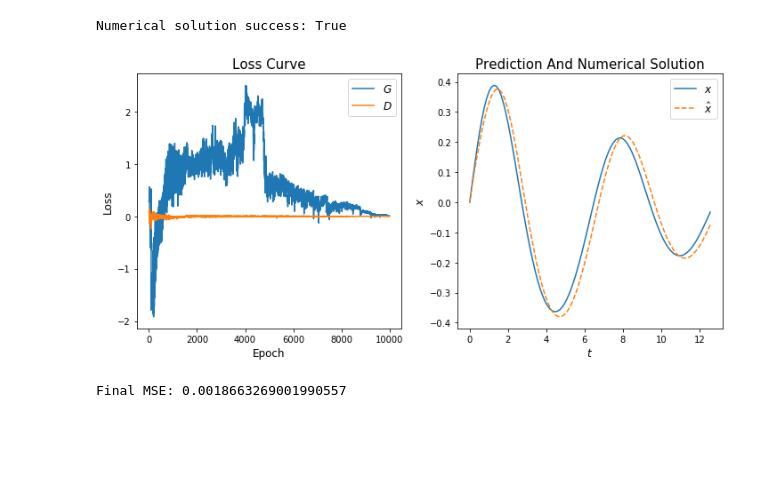
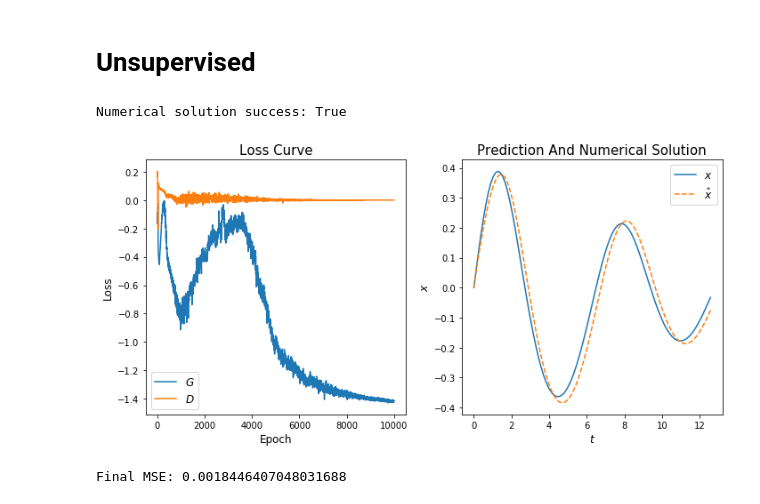
Before and after one commit to dylanrandle/denn, a Jupyter notebook: notebooks/nlo/Unsupervised.ipynb, the cells around one changed output. Cells and saved outputs as stored; diff of their text form; code cells hidden in the pictures; blank space fills up the shorter version.

```diff
--- a/notebooks/nlo/Unsupervised.ipynb
+++ b/notebooks/nlo/Unsupervised.ipynb
@@ -2,23 +2,25 @@
 from denn.utils import Discriminator, Generator
 from denn.nlo.gan_nlo import train_GAN_NLO
 import torch.nn as nn
+# %% [markdown]
+# Unsupervised
 # %%
 D = Discriminator(in_dim=2, out_dim=1,
                   n_hidden_units=32,
                   n_hidden_layers=4,
                   activation=nn.Tanh(),
                   unbounded=True,   # true for WGAN
                   residual=True)
 
 G = Generator(in_dim=1, out_dim=1,
               n_hidden_units=32,
               n_hidden_layers=4,
               activation=nn.Tanh(), # twice diff'able activation
               output_tan=True,      # true output range should be (-1,1) if True
               residual=True)
 
-res = train_GAN_NLO(G, D, num_epochs=10000, final_plot=True)
+res = train_GAN_NLO(G, D, d_lr=2e-4, num_epochs=10000, final_plot=True)
 # %% [output]
 Numerical solution success: True
-[figure, old version]
+[figure, new version]
-Final MSE: 0.0018663269001990557
+Final MSE: 0.0018446407048031688
```
Also changed, not shown: 2 other files.
